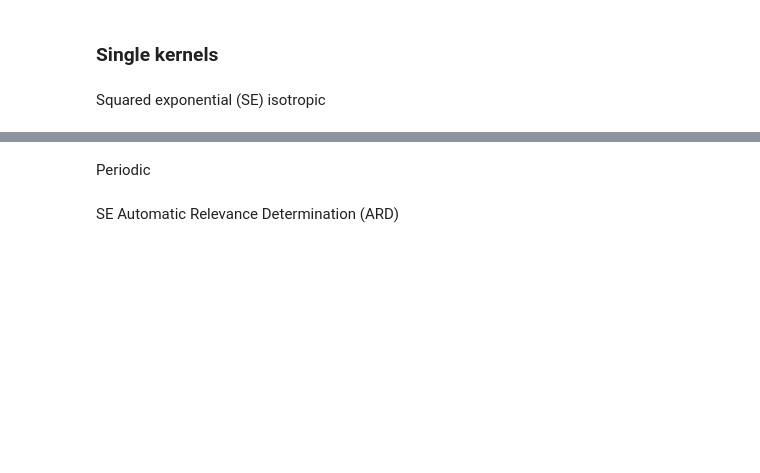
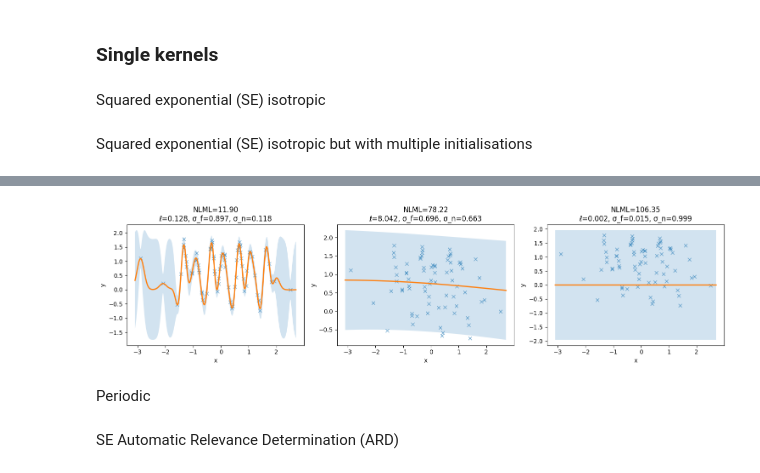
Before and after one commit to brunohawkins/PML_CW1, a Jupyter notebook: 2526/cw1/coursework1.ipynb, the cells around one changed output, grey strips where cells are left out. Drawn from its saved outputs; the diff is of its cells as text; code cells hidden in the pictures; blank space fills up the shorter version.

```diff
--- a/2526/cw1/coursework1.ipynb
+++ b/2526/cw1/coursework1.ipynb
@@ -43,3 +44,80 @@ k = GPy.kern.RBF(input_dim=X.shape[1], lengthscale= np.exp(-1), variance=1.0) #
 
 m = GPy.models.GPRegression(X, y, k)
 m.likelihood.variance = 1.0  # for σ_n² Note that this is the default value, so we don't strictly need to set it here unless we want a different initial value.
+# %% [markdown]
+Squared exponential (SE) isotropic but with multiple initialisations
+# %%
+
+rng = np.random.default_rng(0)  # reproducible
+
+# ---- helper: fit once from a given init ----
+def fit_from_init(X, y, l_init, sf2_init, sn2_init, max_iters=2000, messages=False):
+    k = GPy.kern.RBF(input_dim=X.shape[1], lengthscale=l_init, variance=sf2_init)
+    m = GPy.models.GPRegression(X, y, k)
+    m.likelihood.variance = sn2_init
+    m.optimize(messages=messages, max_iters=max_iters)
+    nlml = -m.log_likelihood()
+    pars = {
+        "ell": float(m.kern.lengthscale.values),
+        "sf2": float(m.kern.variance.values),
+        "sn2": float(m.likelihood.variance.values),
+    }
+    return m, nlml, pars
+
+# ---- random multi-starts on log-scale (broad but reasonable) ----
+# ranges chosen to encourage different behaviours (very smooth ↔ very wiggly, noisy ↔ low-noise)
+log_ell_range = (-10.0, 1.0)   # ell in [e^-4, e^1] ~ [0.018, 2.718]
+log_sf2_range = (-10.0, 1.0)   # sf^2 in [e^-2, e^1] ~ [0.135, 2.718]
+log_sn2_range = (-10.0, 0.0)   # sn^2 in [e^-4, 1]  ~ [0.018, 1.0]
+
+num_starts = 25
+fits = []
+
+for _ in range(num_starts):
+    l0   = float(np.exp(rng.uniform(*log_ell_range)))
+    sf20 = float(np.exp(rng.uniform(*log_sf2_range)))
+    sn20 = float(np.exp(rng.uniform(*log_sn2_range)))
+    m, nlml, pars = fit_from_init(X, y, l0, sf20, sn20)
+    fits.append({"model": m, "nlml": nlml, **pars})
+
+# ---- deduplicate local optima (treat params within a tolerance as same optimum) ----
+def near(p, q, rtol=5e-2, atol=1e-3):
+    return (abs(p["ell"]-q["ell"]) <= atol + rtol*abs(q["ell"]) and
+            abs(p["sf2"]-q["sf2"]) <= atol + rtol*abs(q["sf2"]) and
+            abs(p["sn2"]-q["sn2"]) <= atol + rtol*abs(q["sn2"]))
+
+unique = []
+for f in sorted(fits, key=lambda d: d["nlml"]):
+    if not any(near(f, u) for u in unique):
+        unique.append(f)
+
+print(f"Found {len(unique)} distinct local optima out of {num_starts} starts.\n")
+
+# ---- report the top few and evidence ratios ----
+best = min(unique, key=lambda d: d["nlml"])
+for i, f in enumerate(sorted(unique, key=lambda d: d["nlml"])[:5], 1):
+    dnlml = f["nlml"] - best["nlml"]
+    # evidence ratio ~ exp(-ΔNLML) (Bayes factor vs best under flat hyperpriors)
+    ev_ratio = math.exp(-dnlml)
+    print(f"[{i}] NLML={f['nlml']:.3f} | ell={f['ell']:.4f}, sf={math.sqrt(f['sf2']):.3f}, "
+          f"sn={math.sqrt(f['sn2']):.3f} | ΔNLML={dnlml:.3f} | evidence ratio={ev_ratio:.3f}")
+
+# ---- visualise the best 3 fits ----
+def plot_fit(ax, model, title):
+    Xtest = np.linspace(X.min()-0.2, X.max()+0.2, 400)[:, None]
+    mu, var = model.predict(Xtest)
+    sd = np.sqrt(var)
+    ax.plot(X, y, "x", alpha=0.6, label="train")
+    ax.plot(Xtest, mu, lw=2, label="mean")
+    ax.fill_between(Xtest.ravel(), (mu-1.96*sd).ravel(), (mu+1.96*sd).ravel(), alpha=0.2, label="95% CI")
+    ax.set_title(title)
+    ax.set_xlabel("x"); ax.set_ylabel("y")
+
+top3 = sorted(unique, key=lambda d: d["nlml"])[:3]
+fig, axes = plt.subplots(1, len(top3), figsize=(5*len(top3), 4), squeeze=False)
+for ax, f in zip(axes.ravel(), top3):
+    title = (f"NLML={f['nlml']:.2f}\nℓ={f['ell']:.3f}, σ_f={math.sqrt(f['sf2']):.3f}, σ_n={math.sqrt(f['sn2']):.3f}")
+    plot_fit(ax, f["model"], title)
+plt.tight_layout()
+plt.show()
+# %% [output]
@@ -46,3 +130,4 @@ m.likelihood.variance = 1.0  # for σ_n² Note that this is the default value, s
+[figure, added]
 # %% [markdown]
 Periodic
 # %%
```
Also changed, not shown: parts of 3 cells of this notebook.
